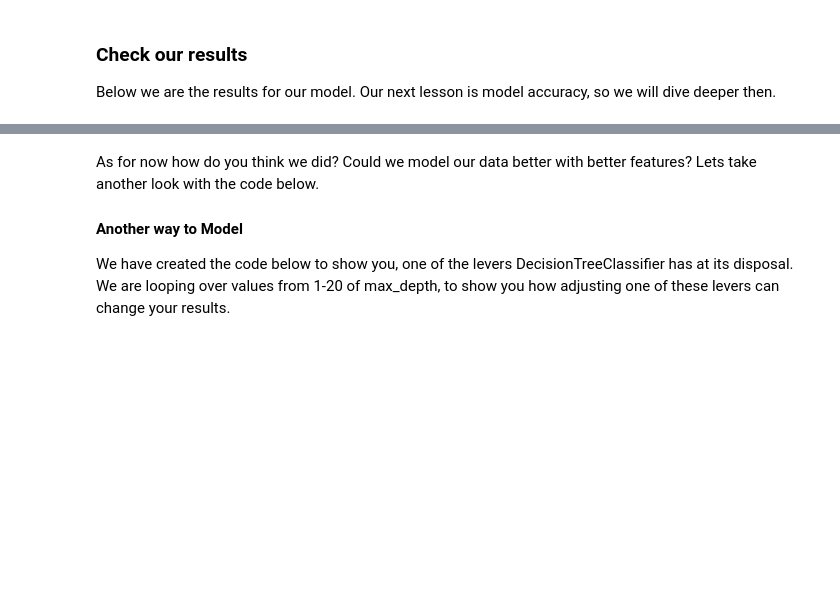
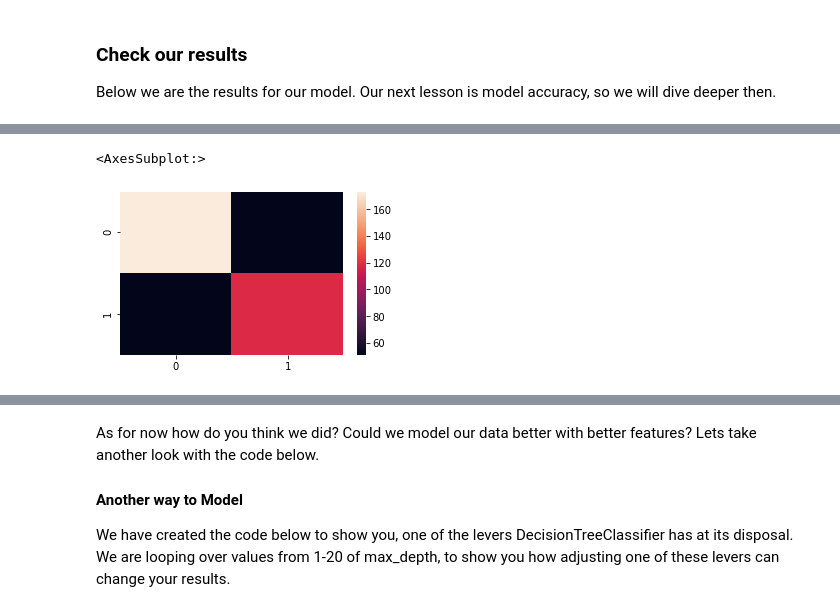
Before and after one commit to theLeague-AI/TheLeagueAI_main, a Jupyter notebook: Lesson_10_Accuracy_Metrics/Lesson_10_Accuracy_Metrics.ipynb, the cells around one changed output, grey strips where cells are left out. Cells and saved outputs as stored; diff of their text form; code cells hidden in the pictures; blank space fills up the shorter version.

```diff
--- a/Lesson_10_Accuracy_Metrics/Lesson_10_Accuracy_Metrics.ipynb
+++ b/Lesson_10_Accuracy_Metrics/Lesson_10_Accuracy_Metrics.ipynb
@@ -158,7 +245,7 @@ As we can see above we have alot of missing values. Our dataset has about 1309 v
 # Here we will drop columns we deem unnecessary. Remember this spot as we will come back
 # Exercise 6 -  specify columns to drop
 
-titanic_data = titanic_data.drop(columns=[])
+titanic_data = titanic_data.drop(columns=["name","boat","home.dest"])
 # %% [markdown]
 Now that we have removed columns that we have deemed unnecessary, lets fill in values using one of the following:
 
@@ -325,0 +502,3 @@ Below we are the results for our model. Our next lesson is model accuracy, so we
+# %%
+titanic_confusion_matrix = confusion_matrix(y_test, y_test_pred)
+print(titanic_confusion_matrix)
@@ -325,0 +521,7 @@ Below we are the results for our model. Our next lesson is model accuracy, so we
+# %%
+# visualize the confusion matrix
+plt.figure(figsize = (5,3))
+sns.heatmap(titanic_confusion_matrix)
+# %% [output]
+<AxesSubplot:>
+[figure, added]
```
Also changed, not shown: parts of 27 cells of this notebook.
